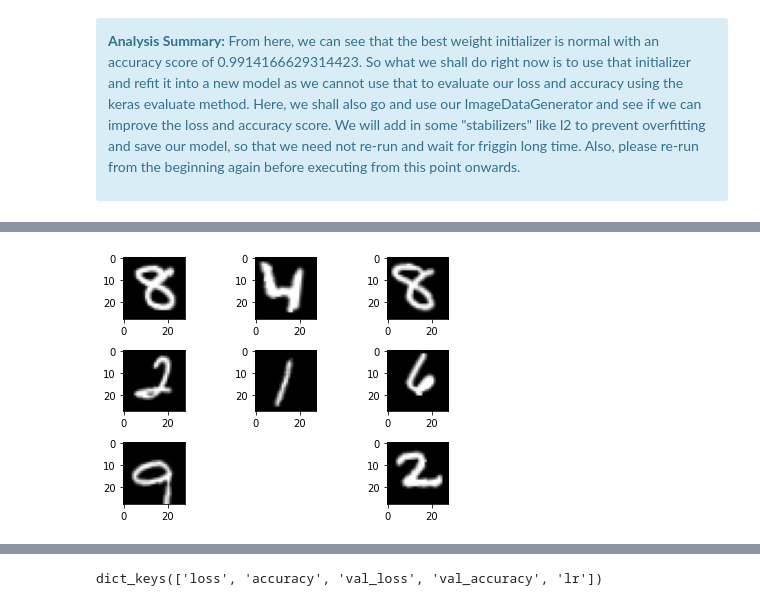
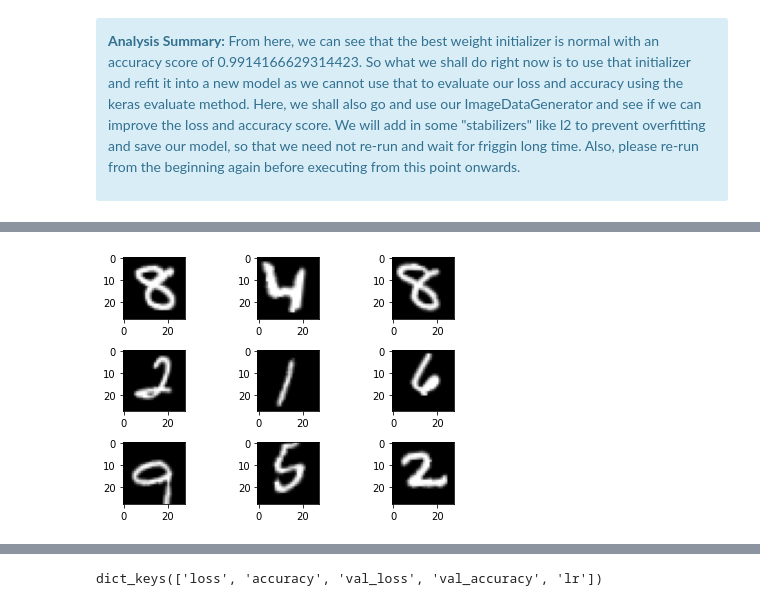
Before and after one commit to ngzhankang/Deep-Learning, a Jupyter notebook: Assignment_1.ipynb, the cells around one changed output, grey strips where cells are left out. Drawn from its saved outputs; the diff is of its cells as text; code cells hidden in the pictures.

```diff
--- a/Assignment_1.ipynb
+++ b/Assignment_1.ipynb
@@ -936,19 +936,19 @@ datagen = ImageDataGenerator(
 datagen.fit(X_train)
 # %%
 # preview our augmented images here
-for X_batch, Y_batch in datagen.flow(X_train, Y_train, batch_size=100):
+for X_batch, Y_batch in datagen.flow(X_train, Y_train, batch_size=60000):
   for i in range(0, 9):
     plt.subplot(330 + 1 + i)
     plt.imshow(X_batch[i].reshape(28, 28), cmap=('gray'))
-    plt.tight_layout()
+  plt.tight_layout()
   plt.show()
   break
 
 # concatenate the augmented data into a numpy array
 augmented_data_X_train = np.concatenate((X_train, X_batch))
 augmented_data_Y_train = np.concatenate((Y_train, Y_batch))
 # %% [output]
-[figure, old version]
+[figure, new version]
 # %%
 # train the model(we use .fit since .fit_generator is depreciated already)
 history = model.fit(augmented_data_X_train,
```
Also changed, not shown: parts of 11 cells of this notebook.
